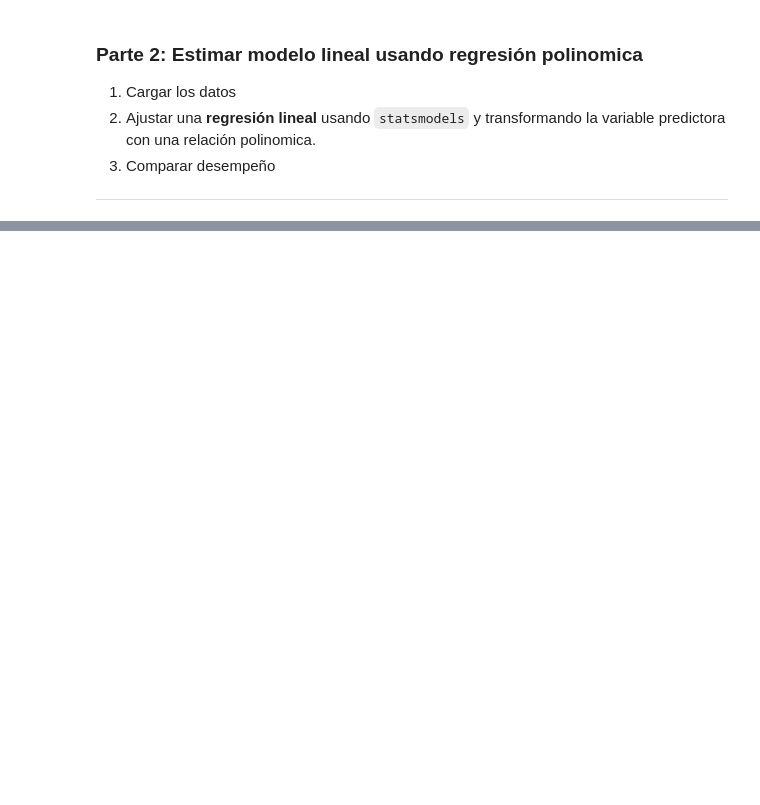
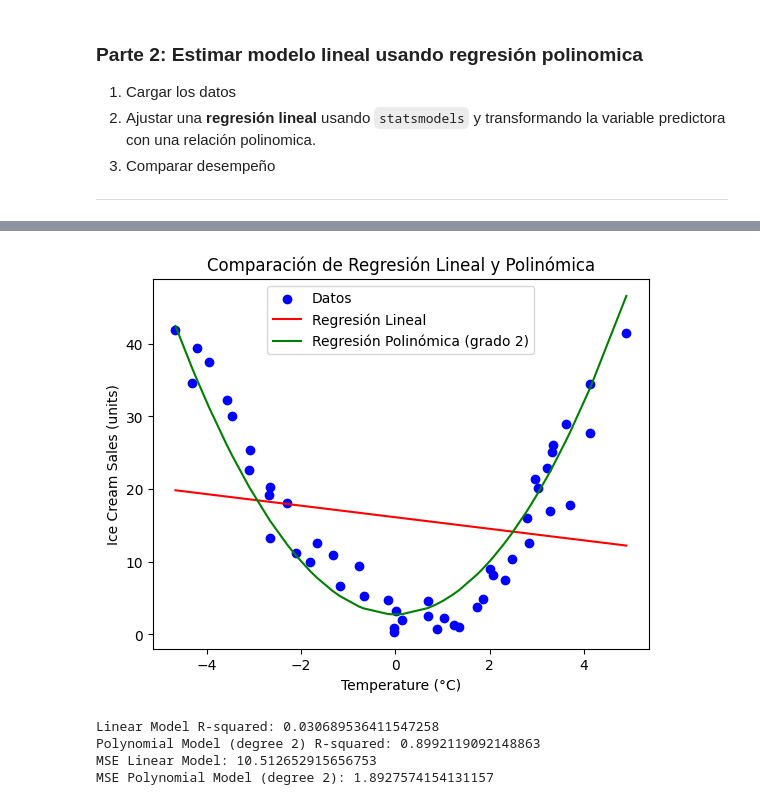
Before and after one commit to rafaelchamorro/MCD-2025, a Jupyter notebook: 2-Sesion3-multiple-polinomial.ipynb, the cells around one changed output, grey strips where cells are left out. Saved outputs shown, nothing was run; the diff lists cells and outputs as text; code cells hidden in the pictures; blank space fills up the shorter version.

```diff
--- a/2-Sesion3-multiple-polinomial.ipynb
+++ b/2-Sesion3-multiple-polinomial.ipynb
@@ -477,3 +533,16 @@ MSE simple:  10.512652915656757
 3. Comparar desempeño
 
 ---
+# %%
+# Create the squared temperature variable
+X_ice_poly = pd.DataFrame(ice_cream_df["Temperature (°C)"]**2)
+X_ice_poly.columns = ["Temperature_squared"]
+
+# Add a constant to the predictor variable
+X_ice_poly = sm.add_constant(X_ice_poly)
+
+# Fit the polynomial regression model (linear regression on the squared term)
+poly_model_ice = sm.OLS(y_ice, X_ice_poly).fit()
+
+# Print the model summary
+print(poly_model_ice.summary())
@@ -479,0 +567,22 @@ MSE simple:  10.512652915656757
+# %%
+# Visualize the data and both regression lines
+plt.scatter(ice_cream_df["Temperature (°C)"], ice_cream_df["Ice Cream Sales (units)"], color='blue', label='Datos')
+plt.plot(ice_cream_df["Temperature (°C)"], linear_model_ice.predict(sm.add_constant(ice_cream_df[["Temperature (°C)"]])), color='red', label='Regresión Lineal')
+plt.plot(ice_cream_df["Temperature (°C)"], poly_model_ice.predict(sm.add_constant(ice_cream_df["Temperature (°C)"]**2)), color='green', label='Regresión Polinómica (grado 2)')
+plt.xlabel("Temperature (°C)")
+plt.ylabel("Ice Cream Sales (units)")
+plt.title("Comparación de Regresión Lineal y Polinómica")
+plt.legend()
+plt.show()
+# %% [output]
+[figure, added]
+# %%
+print("Linear Model R-squared:", linear_model_ice.rsquared)
+print("Polynomial Model (degree 2) R-squared:", poly_model_ice.rsquared)
+print("MSE Linear Model:", mse_simple)
+print("MSE Polynomial Model (degree 2):", mse_poly2)
+# %% [output]
+Linear Model R-squared: 0.030689536411547258
+Polynomial Model (degree 2) R-squared: 0.8992119092148863
+MSE Linear Model: 10.512652915656753
+MSE Polynomial Model (degree 2): 1.8927574154131157
```
Also changed, not shown: parts of 17 cells of this notebook.
